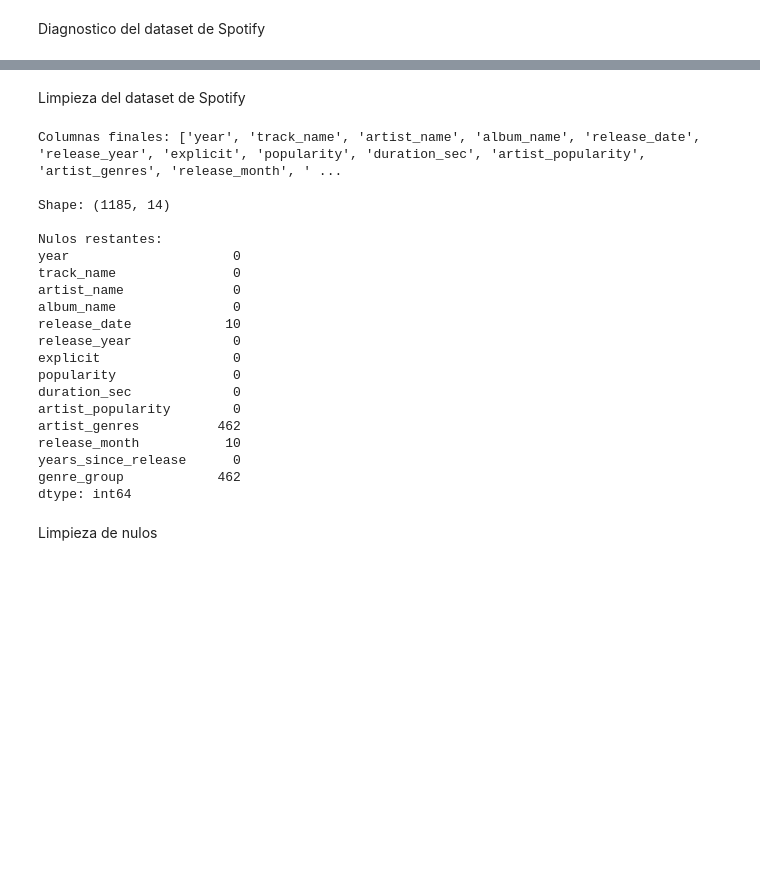
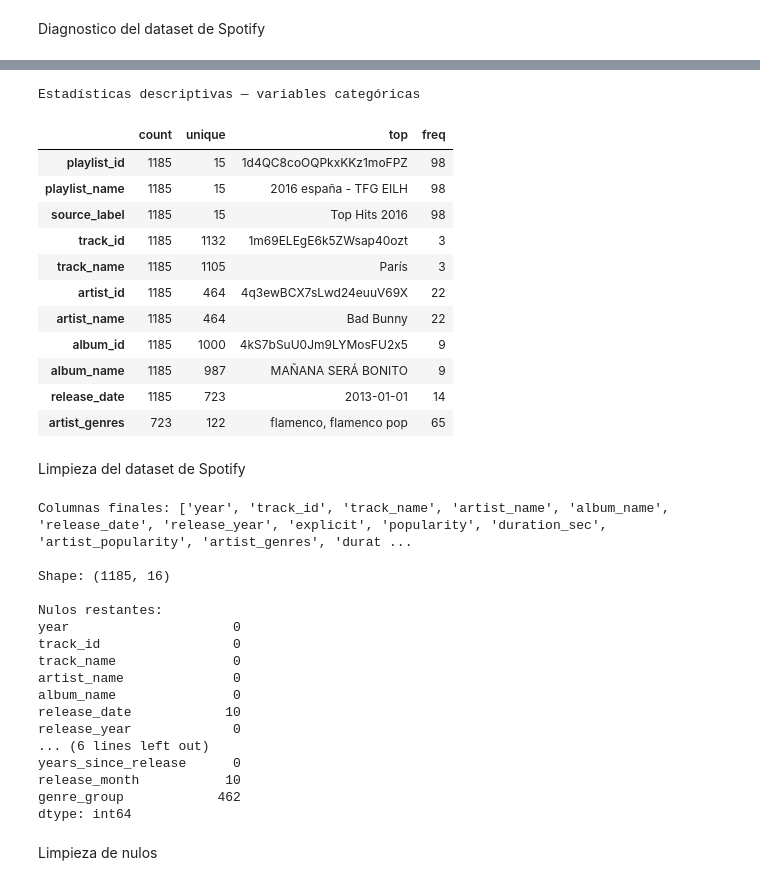
Before and after one commit to leonardeugenia-hash/TGF2026, a Jupyter notebook: datos1_spotify_pib_internet.ipynb, the cells around one changed output, grey strips where cells are left out. Drawn from its saved outputs; the diff is of its cells as text; code cells hidden in the pictures; blank space fills up the shorter version.

```diff
--- a/datos1_spotify_pib_internet.ipynb
+++ b/datos1_spotify_pib_internet.ipynb
@@ -106,3 +130,36 @@ ESTADÍSTICAS DESCRIPTIVAS (variables numéricas)
+# %%
+# ── VARIABLES NO NUMÉRICAS ────────────────────────────────────────────────────
+cols_categoricas = df_spotify.select_dtypes(exclude='number').columns.tolist()
+
+desc_cat = df_spotify[cols_categoricas].describe(include='all').T[['count', 'unique', 'top', 'freq']].copy()
+desc_cat['count'] = desc_cat['count'].astype(int)
+desc_cat['freq']  = desc_cat['freq'].astype(int)
+
+desc_cat.style \
+    .background_gradient(cmap='Purples', subset=['unique']) \
+    .background_gradient(cmap='Oranges', subset=['freq']) \
+    .format({'count': '{:d}', 'freq': '{:,}'}) \
+    .set_caption('Estadísticas descriptivas — variables categóricas') \
+    .set_table_styles([
+        {'selector': 'caption', 'props': [('font-size', '14px'), ('font-weight', 'bold'), ('text-align', 'left')]},
+        {'selector': 'th', 'props': [('background-color', '#2c3e50'), ('color', 'white'), ('font-size', '12px')]},
+        {'selector': 'td', 'props': [('font-size', '11px'), ('text-align', 'center')]},
+        {'selector': 'tr:hover td', 'props': [('background-color', '#f0f4f8')]},
+    ])
+# %% [output]
+Estadísticas descriptivas — variables categóricas
+|  | count | unique | top | freq |
+| playlist_id | 1185 | 15 | 1d4QC8coOQPkxKKz1moFPZ | 98 |
+| playlist_name | 1185 | 15 | 2016 españa - TFG EILH | 98 |
+| source_label | 1185 | 15 | Top Hits 2016 | 98 |
+| track_id | 1185 | 1132 | 1m69ELEgE6k5ZWsap40ozt | 3 |
+| track_name | 1185 | 1105 | París | 3 |
+| artist_id | 1185 | 464 | 4q3ewBCX7sLwd24euuV69X | 22 |
+| artist_name | 1185 | 464 | Bad Bunny | 22 |
+| album_id | 1185 | 1000 | 4kS7bSuU0Jm9LYMosFU2x5 | 9 |
+| album_name | 1185 | 987 | MAÑANA SERÁ BONITO | 9 |
+| release_date | 1185 | 723 | 2013-01-01 | 14 |
+| artist_genres | 723 | 122 | flamenco, flamenco pop | 65 |
 # %% [markdown]
 Limpieza del dataset de Spotify
 # %%
@@ -111,7 +168,7 @@ df_spotify_clean = df_spotify.copy()
 
 # eliminamos columnas innecesarias
 cols_drop = [
-    "playlist_id", "playlist_name", "track_id", "artist_id",
+    "playlist_id", "playlist_name", "artist_id",
     "album_id", "album_id", "duration_ms", "source_label"]
 df_spotify_clean = df_spotify_clean.drop(columns=cols_drop)
 
@@ -127,7 +184,8 @@ df_spotify_clean["release_date"] = pd.to_datetime(df_spotify_clean["release_date
 df_spotify_clean["release_month"] = df_spotify_clean["release_date"].dt.month
 
 # creamos variable: antigüedad de la canción en el momento de entrar en la lista
-df_spotify_clean["years_since_release"] = df_spotify_clean["year"] - df_spotify_clean["release_year"].astype(float)
+df_spotify_clean['years_since_release'] = df_spotify_clean['year'] - df_spotify_clean['release_year']
+
 
 # creamos variable: género principal (el primero de la lista)
 # Convert artist_genres to string to handle potential non-string types, then split and take the first element.
@@ -140,24 +198,21 @@ print("\nShape:", df_spotify_clean.shape)
 print("\nNulos restantes:")
 print(df_spotify_clean.isnull().sum())
 # %% [output]
-Columnas finales: ['year', 'track_name', 'artist_name', 'album_name', 'release_date', 'release_year', 'explicit', 'popularity', 'duration_sec', 'artist_popularity', 'artist_genres', 'release_month', ' ...
+Columnas finales: ['year', 'track_id', 'track_name', 'artist_name', 'album_name', 'release_date', 'release_year', 'explicit', 'popularity', 'duration_sec', 'artist_popularity', 'artist_genres', 'durat ...
 
-Shape: (1185, 14)
+Shape: (1185, 16)
 
 Nulos restantes:
 year                     0
+track_id                 0
 track_name               0
 artist_name              0
 album_name               0
 release_date            10
 release_year             0
-explicit                 0
-popularity               0
-duration_sec             0
-artist_popularity        0
-artist_genres          462
+... (6 lines left out)
+years_since_release      0
 release_month           10
-years_since_release      0
 genre_group            462
 dtype: int64
 # %% [markdown]
```
Also changed, not shown: parts of 9 cells of this notebook.
